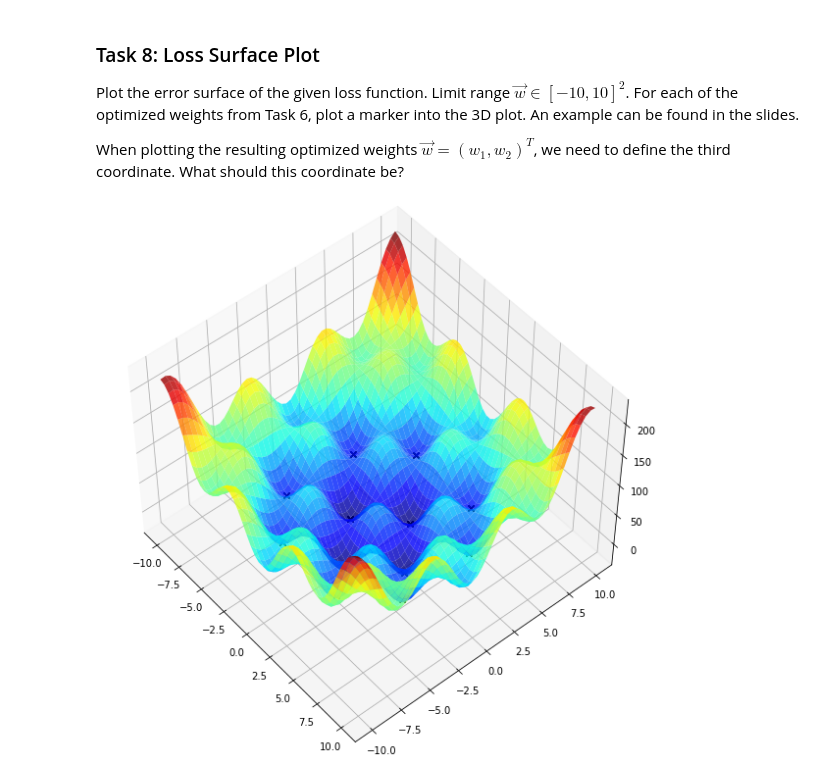
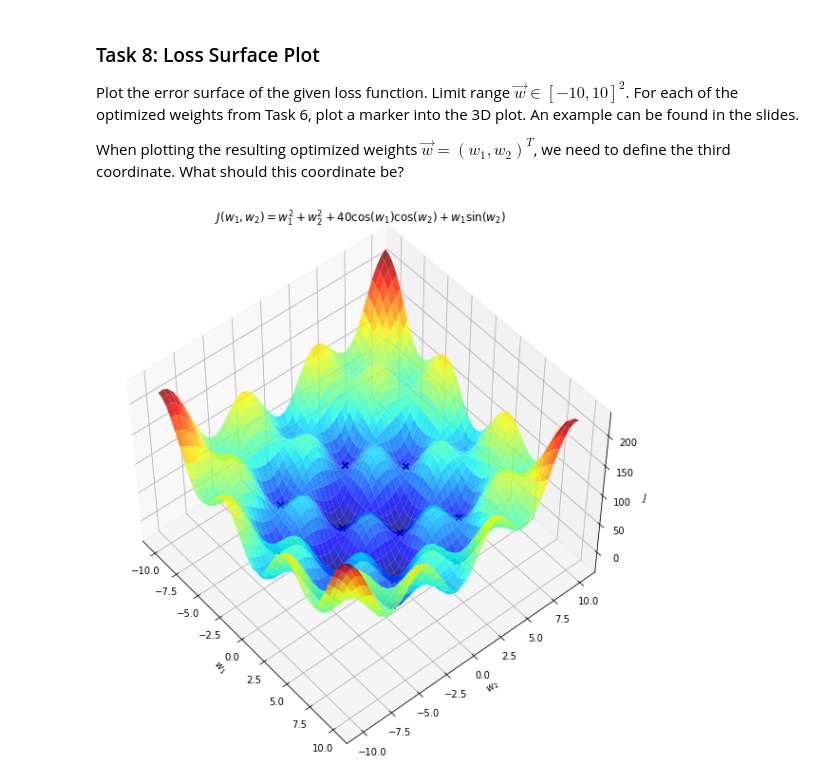
Before and after one commit to acd17sk/Deep-Learning-Projects, a Jupyter notebook: Gradient Descent.ipynb, the cells around one changed output. Saved outputs shown, nothing was run; the diff lists cells and outputs as text; code cells hidden in the pictures.

```diff
--- a/Gradient Descent.ipynb
+++ b/Gradient Descent.ipynb
@@ -185,25 +184,31 @@ What should this coordinate be?
 # %%
 from matplotlib import pyplot
 
 # create 3D axis
 figure = pyplot.figure(figsize=(10,10))
 axis = figure.add_subplot(111, projection='3d', azim = -40, elev=50)
 
 # define range to plot
 w_range = np.linspace(-10, 10)
 w1, w2 = np.meshgrid(w_range, w_range)
 
 # compute loss for w1 and w2
 J = loss([w1, w2])
 
 # plot surface with jet colormap
 axis.plot_surface(w1, w2, J, cmap="jet", alpha=0.8)
 
 # plot resulting points in 3D
 for w_star in stored_weights:
   # compute the z-position
   z = loss(w_star)
   # plot as 3D point
   axis.plot([w_star[0]], [w_star[1]], [z], "kx")
+
+pyplot.title("$J(w_1,w_2)=w_1^2 + w_2^2 + 40 \cos(w_1) \cos(w_2) + w_1 \sin(w_2)$")
+axis.set_xlabel("$w_1$")
+axis.set_ylabel("$w_2$")
+axis.set_zlabel("$J$")
+pyplot.show()
 # %% [output]
-[figure, old version]
+[figure, new version]
```
Also changed, not shown: parts of 4 cells of this notebook.
